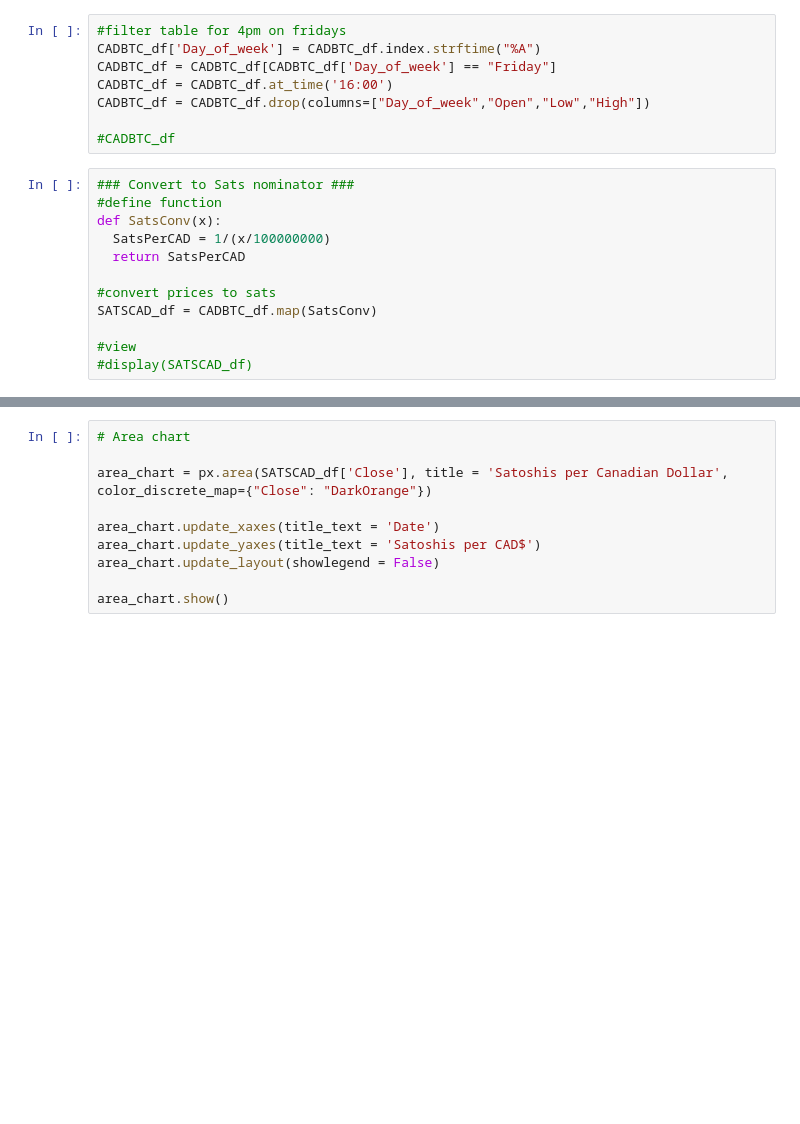
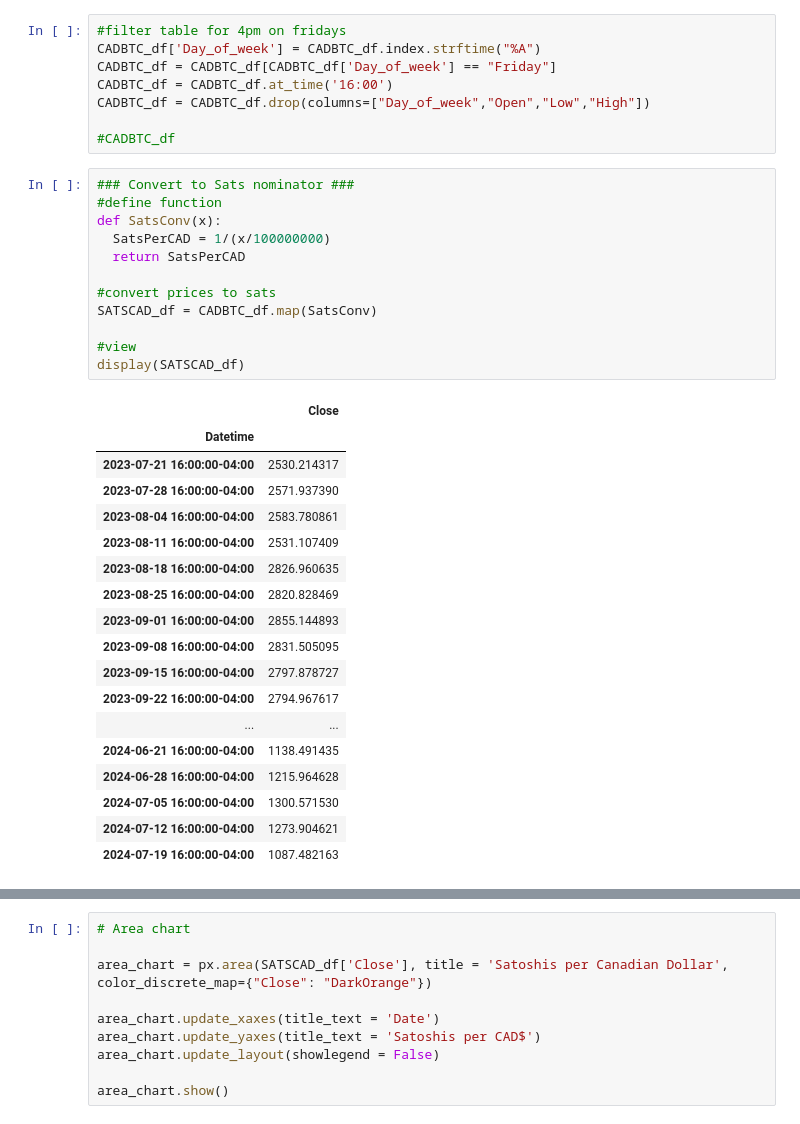
Before and after one commit to PhillipBurrows/SatsPerCAD_twitter_bot, a Jupyter notebook: SatsPerCAD_bot.ipynb, the cells around one changed output, grey strips where cells are left out. Drawn from its saved outputs; the diff is of its cells as text; blank space fills up the shorter version.

```diff
--- a/SatsPerCAD_bot.ipynb
+++ b/SatsPerCAD_bot.ipynb
@@ -42,12 +42,31 @@ CADBTC_df = CADBTC_df.drop(columns=["Day_of_week","Open","Low","High"])
 # %%
 ### Convert to Sats nominator ###
 #define function
 def SatsConv(x):
   SatsPerCAD = 1/(x/100000000)
   return SatsPerCAD
 
 #convert prices to sats
 SATSCAD_df = CADBTC_df.map(SatsConv)
 
 #view
-#display(SATSCAD_df)
+display(SATSCAD_df)
+# %% [output]
+|  | Close |
+| Datetime |  |
+| 2023-07-21 16:00:00-04:00 | 2530.214317 |
+| 2023-07-28 16:00:00-04:00 | 2571.937390 |
+| 2023-08-04 16:00:00-04:00 | 2583.780861 |
+| 2023-08-11 16:00:00-04:00 | 2531.107409 |
+| 2023-08-18 16:00:00-04:00 | 2826.960635 |
+| 2023-08-25 16:00:00-04:00 | 2820.828469 |
+| 2023-09-01 16:00:00-04:00 | 2855.144893 |
+| 2023-09-08 16:00:00-04:00 | 2831.505095 |
+| 2023-09-15 16:00:00-04:00 | 2797.878727 |
+| 2023-09-22 16:00:00-04:00 | 2794.967617 |
+| ... | ... |
+| 2024-06-21 16:00:00-04:00 | 1138.491435 |
+| 2024-06-28 16:00:00-04:00 | 1215.964628 |
+| 2024-07-05 16:00:00-04:00 | 1300.571530 |
+| 2024-07-12 16:00:00-04:00 | 1273.904621 |
+| 2024-07-19 16:00:00-04:00 | 1087.482163 |
```
Also changed, not shown: parts of 2 cells of this notebook.
